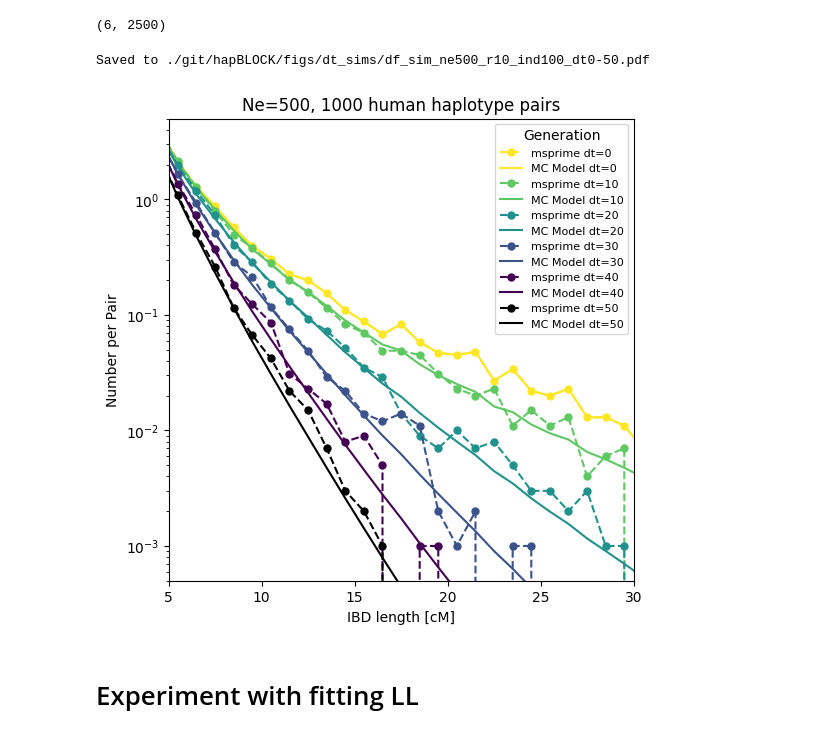
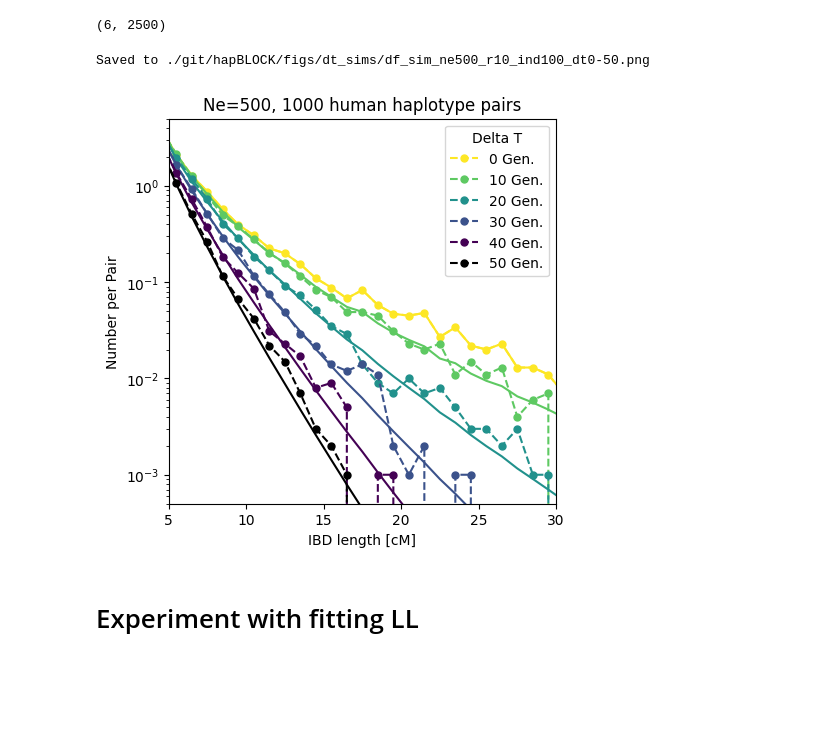
Before and after one commit to hringbauer/ancIBD, a Jupyter notebook: notebook/analyze_ibd/time_sampling/decay_IBD_MC.ipynb, the cells around one changed output. Cells and saved outputs as stored; diff of their text form; code cells hidden in the pictures; blank space fills up the shorter version.

```diff
--- a/notebook/analyze_ibd/time_sampling/decay_IBD_MC.ipynb
+++ b/notebook/analyze_ibd/time_sampling/decay_IBD_MC.ipynb
@@ -353,38 +353,43 @@ P10 = P.reshape(P.shape[0],-1, 10).sum(axis=2)
 # %%
 #x =-v*100 # x Axis (converted to cM)
 dts = [0,10,20,30,40,50] # Vector of time differences
 
 x_plot = x1[:-1:10] * 100 # Convert to Morgan
 t_plot = [0,1,2,3,4,5]
 c_plot = ["#fde725", "#5ec962", "#21918c", "#3b528b", "#440154", "k"]
-savepath="./git/hapBLOCK/figs/dt_sims/df_sim_ne500_r10_ind100_dt0-50.pdf"
+savepath="./git/hapBLOCK/figs/dt_sims/df_sim_ne500_r10_ind100_dt0-50.png"
 
-plt.figure(figsize=(6,6))
+plt.figure(figsize=(5,5))
 ax = plt.gca()
 for i in t_plot:
-    ax.plot(x_plot+x_plot[1]/2, y10[i,:], c=c_plot[i],
-            label=f"msprime dt={i*10}", ls="--", marker="o", ms=5)
+    label=f"dt={i*10}"
+    if i>=0:
+        label=""
 
     ax.plot(x_plot+x_plot[1]/2, P10[i,:], c=c_plot[i],
-            label=f"MC Model dt={i*10}", ls="-", marker="", ms=5)
+            label=label, ls="-", marker="", ms=5)
 
-ax.legend(loc="upper right", title="Generation", fontsize=8)
-ax.set_ylabel("Number per Pair")
-ax.set_xlabel("IBD length [cM]")
+    ax.plot(x_plot+x_plot[1]/2, y10[i,:], c=c_plot[i],
+            label=f"{i*10} Gen.", ls="--", marker="o", ms=5)
+
+
+ax.legend(loc="upper right", title="Delta T", fontsize=10)
+ax.set_ylabel("Number per Pair", fontsize=10)
+ax.set_xlabel("IBD length [cM]", fontsize=10)
 ax.set_yscale("log")
 
 ax.set_xlim([5,30])
 ax.set_ylim([0.0005,5])
 ax.set_title("Ne=500, 1000 human haplotype pairs")
 
 if len(savepath)>0:
     plt.savefig(savepath, bbox_inches ='tight', pad_inches = 0, dpi=400)
     print(f"Saved to {savepath}")
 
 plt.show()
 # %% [output]
-Saved to ./git/hapBLOCK/figs/dt_sims/df_sim_ne500_r10_ind100_dt0-50.pdf
+Saved to ./git/hapBLOCK/figs/dt_sims/df_sim_ne500_r10_ind100_dt0-50.png
-[figure, old version]
+[figure, new version]
 # %% [markdown]
 # Experiment with fitting LL
 # %%
```
Also changed, not shown: 4 other files.
